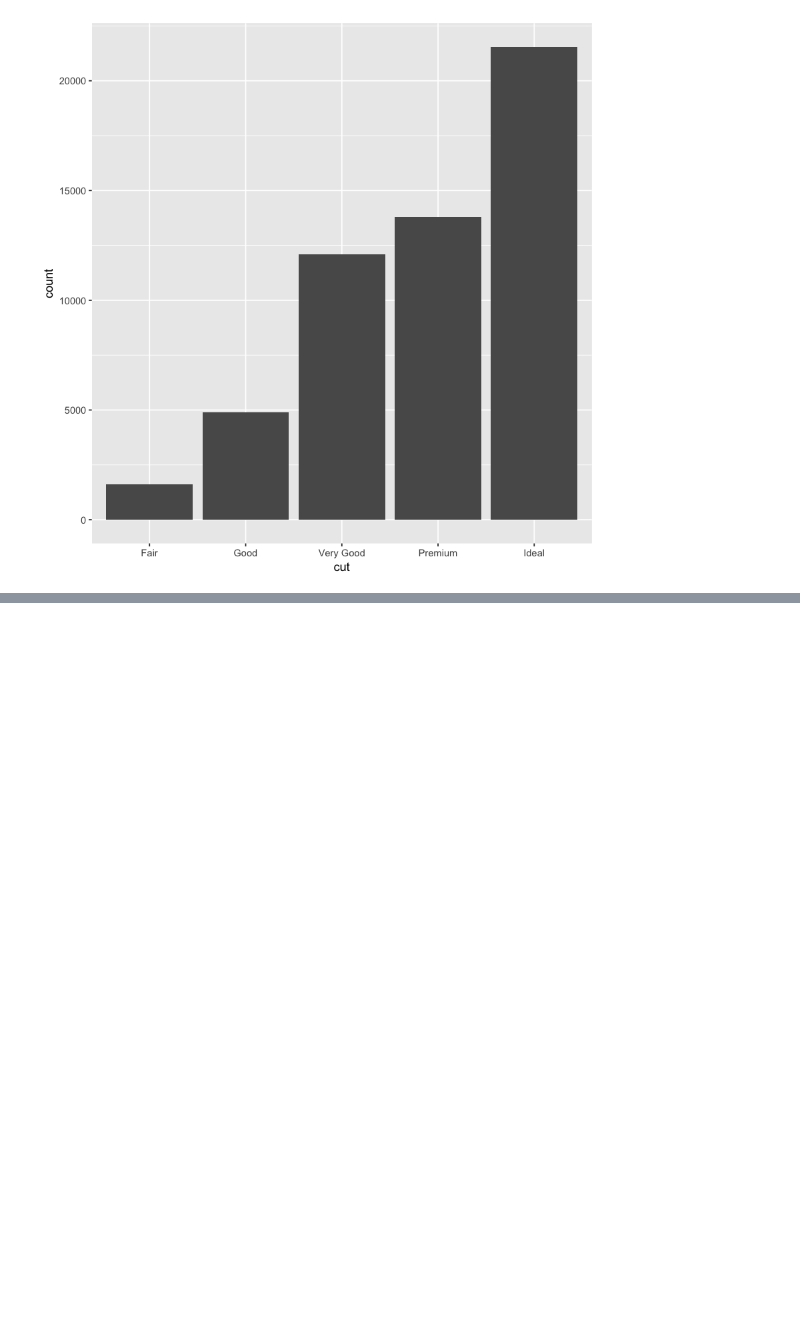
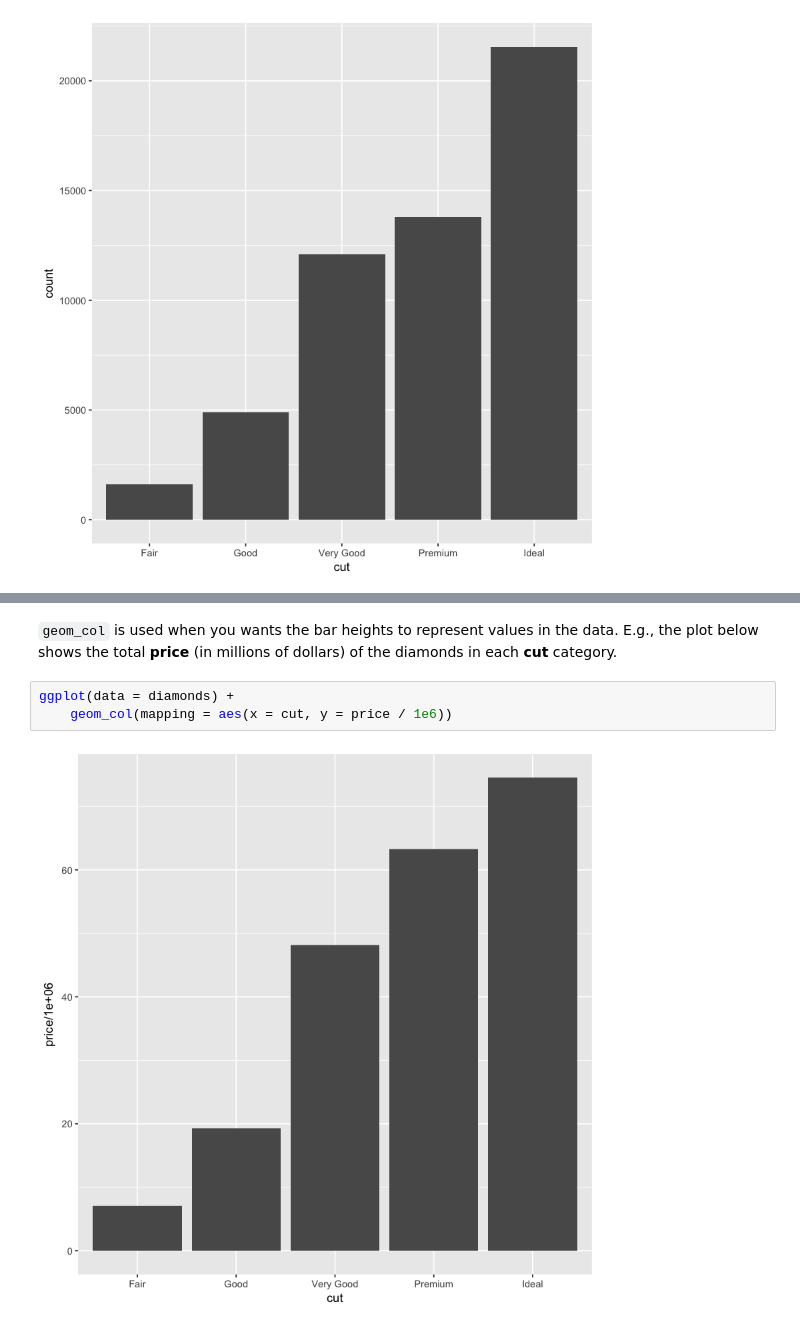
Before and after one commit to ambujtewari/stats306-fall2017, a Jupyter notebook: Lecture02.ipynb, the cells around one changed output, grey strips where cells are left out. Drawn from its saved outputs; the diff is of its cells as text; blank space fills up the shorter version.

```diff
--- a/Lecture02.ipynb
+++ b/Lecture02.ipynb
@@ -48,0 +71,7 @@ How do we know that `geom_bar` uses `stat_count` as the default transformation?
+# %% [markdown]
+`geom_col` is used when you wants the bar heights to represent values in the data. E.g., the plot below shows the total **price** (in millions of dollars) of the diamonds in each **cut** category.
+# %%
+ggplot(data = diamonds) +
+    geom_col(mapping = aes(x = cut, y = price / 1e6))
+# %% [output]
+[figure, added]
```
Also changed, not shown: parts of 5 cells of this notebook.
